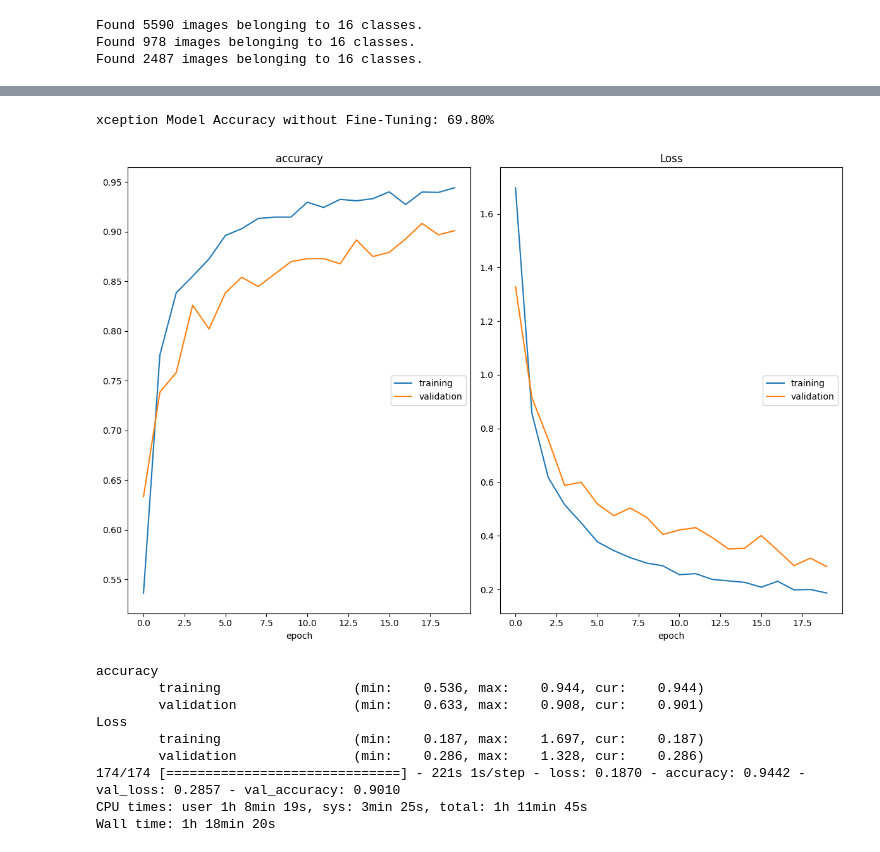
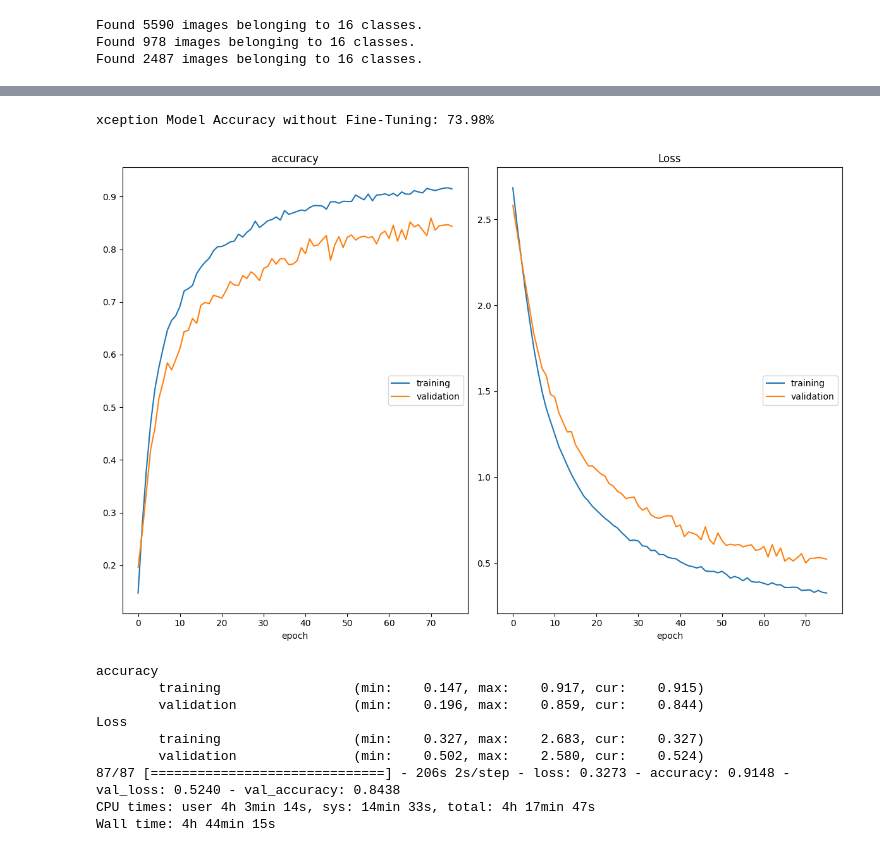
Before and after one commit to NicolasPCS/Image-Classification, a Jupyter notebook: Xception.ipynb, the cells around one changed output, grey strips where cells are left out. Drawn from its saved outputs; the diff is of its cells as text; code cells hidden in the pictures.

Commit message:
BatchSize 64 – 100 epocas – Optimizador Adam – lr 0.0001 y 0.00001 – Dropout 0.2

```diff
--- a/Xception.ipynb
+++ b/Xception.ipynb
@@ -39,5 +39,5 @@ Mounted at /content/drive
 # %%
-BATCH_SIZE = 32
+BATCH_SIZE = 64
 
 train_generator = ImageDataGenerator(rotation_range=90,
                                      brightness_range=[0.1, 0.7],
@@ -143,7 +143,7 @@ n_classes=16
 
 n_steps = traingen.samples // BATCH_SIZE
 n_val_steps = validgen.samples // BATCH_SIZE
-n_epochs = 20
+n_epochs = 100
 
 # First we'll train the model without Fine-tuning
 xception_model = create_model(input_shape, n_classes, optim_1, fine_tune=0)
@@ -205,4 +202,4 @@ from sklearn.metrics import accuracy_score
 xception_acc = accuracy_score(true_classes, xception_pred_classes)
 print("xception Model Accuracy without Fine-Tuning: {:.2f}%".format(xception_acc * 100))
 # %% [output]
-xception Model Accuracy without Fine-Tuning: 69.80%
+xception Model Accuracy without Fine-Tuning: 73.98%
@@ -213,35 +214,41 @@ validgen.reset()
 testgen.reset()
 
 # Use a smaller learning rate
-optim_2 = Adam(learning_rate=0.0001)
+optim_2 = Adam(learning_rate=0.00001)
 
 # Re-compile the model, this time leaving the last 2 layers unfrozen for Fine-Tuning
 xception_model_ft = create_model(input_shape, n_classes, optim_2, fine_tune=2)
 # %%
 %%time
 
 plot_loss_2 = PlotLossesCallback()
+
+# EarlyStopping
+early_stop2 = EarlyStopping(monitor='val_loss',
+                           patience=5,
+                           restore_best_weights=True,
+                           mode='min')
 
 # Retrain model with fine-tuning
 xception_ft_history = xception_model_ft.fit(traingen,
                                   batch_size=BATCH_SIZE,
                                   epochs=n_epochs,
                                   validation_data=validgen,
                                   steps_per_epoch=n_steps,
                                   validation_steps=n_val_steps,
-                                  callbacks=[tl_checkpoint_1, early_stop, plot_loss_2],
+                                  callbacks=[tl_checkpoint_1, early_stop2, plot_loss_2],
                                   verbose=1)
 # %% [output]
-[figure, old version]
+[figure, new version]
 accuracy
-        training                 (min:    0.536, max:    0.944, cur:    0.944)
-        validation               (min:    0.633, max:    0.908, cur:    0.901)
+        training                 (min:    0.147, max:    0.917, cur:    0.915)
+        validation               (min:    0.196, max:    0.859, cur:    0.844)
 Loss
-        training                 (min:    0.187, max:    1.697, cur:    0.187)
-        validation               (min:    0.286, max:    1.328, cur:    0.286)
-174/174 [==============================] - 221s 1s/step - loss: 0.1870 - accuracy: 0.9442 - val_loss: 0.2857 - val_accuracy: 0.9010
-CPU times: user 1h 8min 19s, sys: 3min 25s, total: 1h 11min 45s
-Wall time: 1h 18min 20s
+        training                 (min:    0.327, max:    2.683, cur:    0.327)
+        validation               (min:    0.502, max:    2.580, cur:    0.524)
+87/87 [==============================] - 206s 2s/step - loss: 0.3273 - accuracy: 0.9148 - val_loss: 0.5240 - val_accuracy: 0.8438
+CPU times: user 4h 3min 14s, sys: 14min 33s, total: 4h 17min 47s
+Wall time: 4h 44min 15s
 # %%
 # Generate predictions
 xception_model_ft.load_weights('tl_model_v1.weights.best.hdf5') # initialize the best trained weights
```
Also changed, not shown: parts of 9 cells of this notebook.
